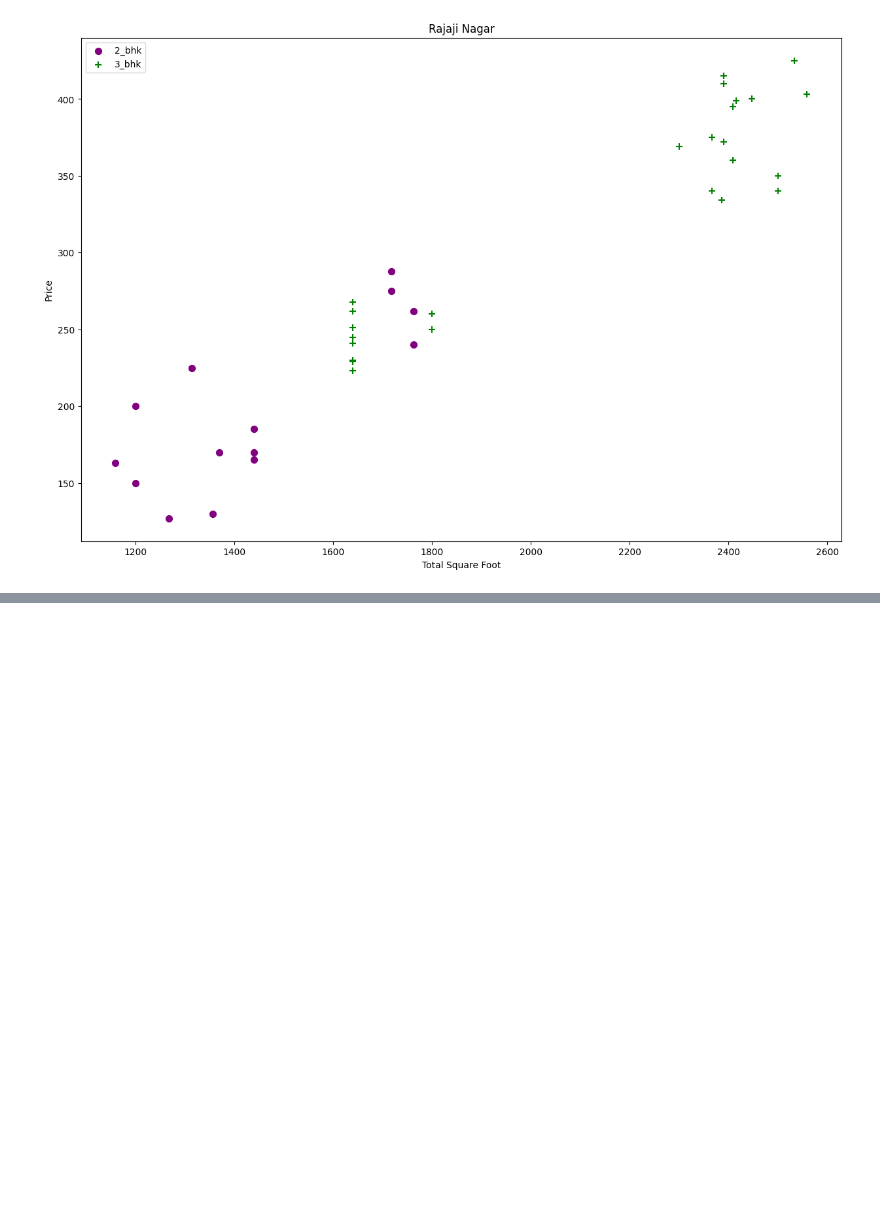
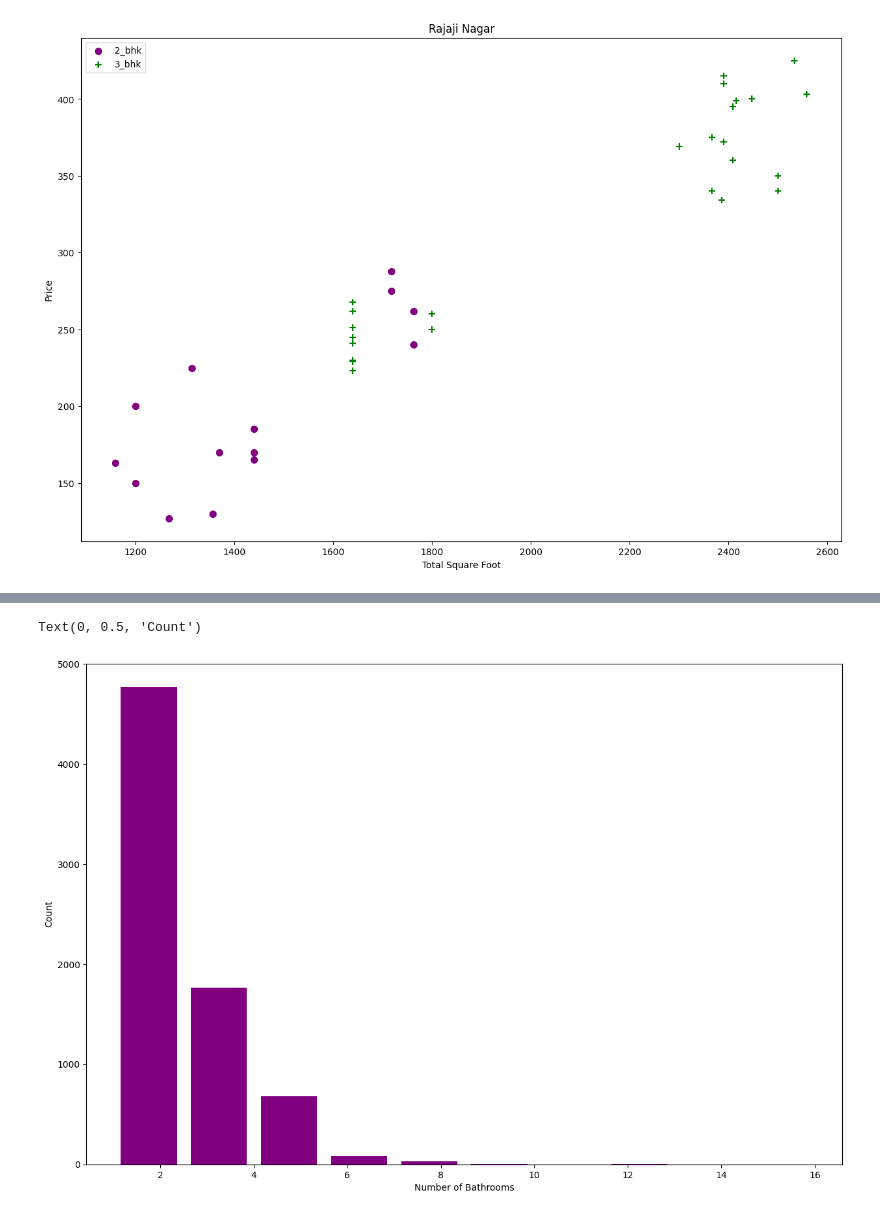
Before and after one commit to levine01/Real-Estate-House-prediction, a Jupyter notebook: index.ipynb, the cells around one changed output, grey strips where cells are left out. Cells and saved outputs as stored; diff of their text form; code cells hidden in the pictures; blank space fills up the shorter version.

```diff
--- a/index.ipynb
+++ b/index.ipynb
@@ -325,0 +333,8 @@ AttributeError: 'Text' object has no property 'Font_weight'
+# %%
+# histogram for number of bathrooms
+plt.hist(df.bath,rwidth=0.8,color="purple")
+plt.xlabel('Number of Bathrooms', fontweight=12)
+plt.ylabel('Count')
+# %% [output]
+Text(0, 0.5, 'Count')
+[figure, added]
```
Also changed, not shown: parts of 26 cells of this notebook.
